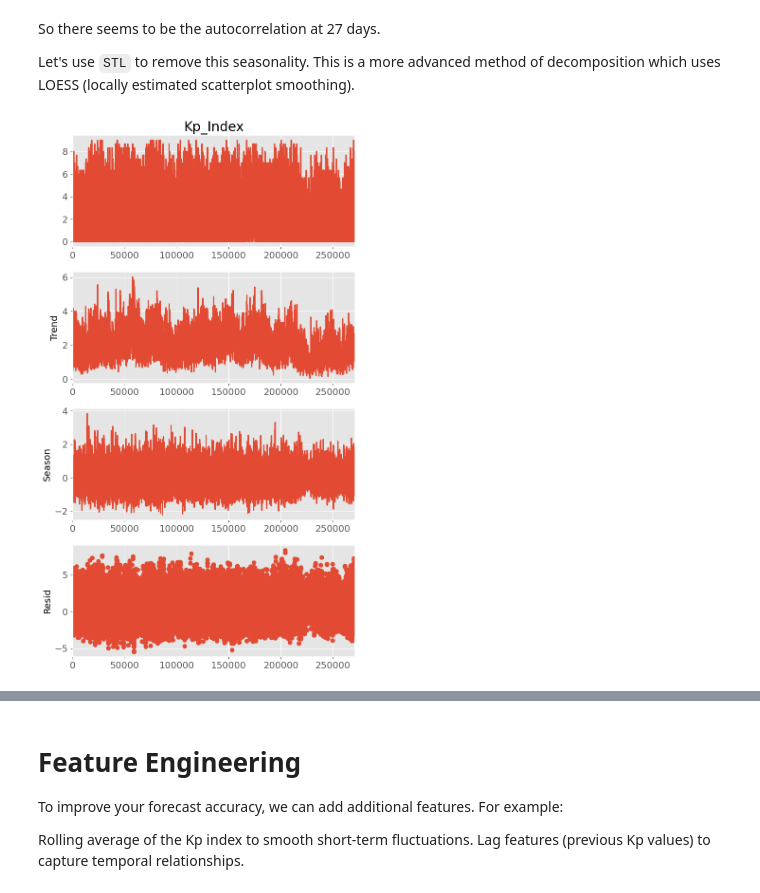
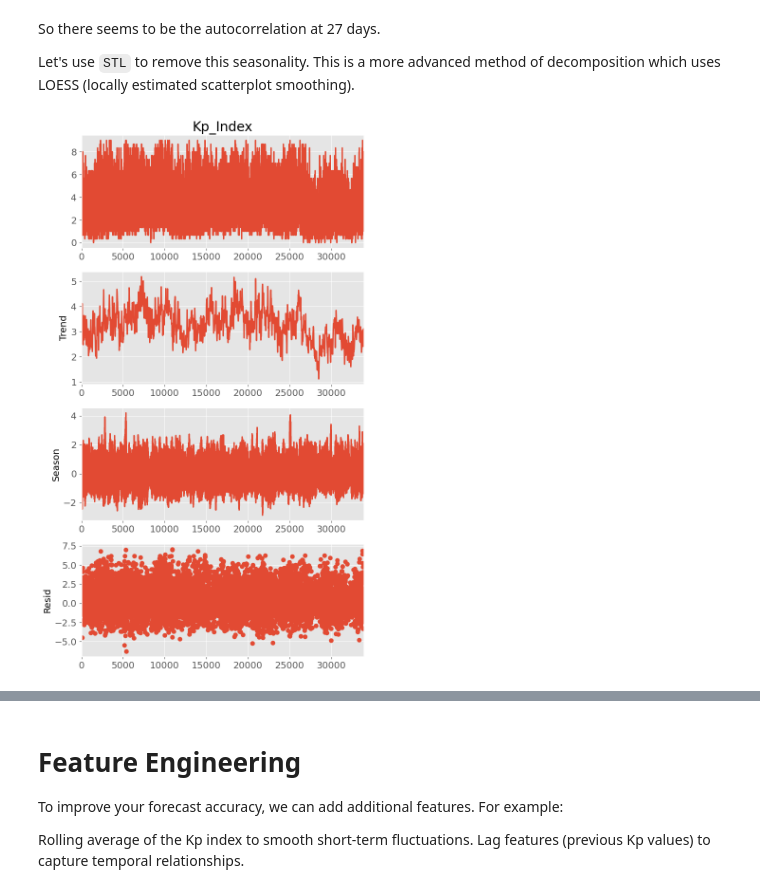
Before and after one commit to hcwang24/Aurora_Watch, a Jupyter notebook: aurora.ipynb, the cells around one changed output, grey strips where cells are left out. Saved outputs shown, nothing was run; the diff lists cells and outputs as text; code cells hidden in the pictures.

```diff
--- a/aurora.ipynb
+++ b/aurora.ipynb
@@ -225,0 +289,3 @@ Looks like the polynomial fit of order 0 had the better looking detrended data.
+# %%
+daily_mean_df["seasonal"] = daily_mean_df['Datetime'].dt.month.map(lambda x: seasonal.to_dict()[x])
+daily_mean_df.head()
@@ -225,0 +299,10 @@ Looks like the polynomial fit of order 0 had the better looking detrended data.
+# %%
+# Estimating the remainder
+daily_mean_df["remainder"] = daily_mean_df["Kp_Index"] - daily_mean_df["Poly. fit (order 0)"] - daily_mean_df["seasonal"]
+
+fig, axes = plt.subplots(nrows=4, ncols=1, figsize=(7, 12))
+daily_mean_df["Kp_Index"].plot.line(ylabel="Kp Index", title="Original", xlabel="", ax=axes[0])
+daily_mean_df["Poly. fit (order 0)"].plot.line(ylabel="Kp Index", title="Trend-cycle", xlabel="", ax=axes[1])
+daily_mean_df["seasonal"].plot.line(ylabel="Kp Index", title="Seasonal", xlabel="", ax=axes[2])
+daily_mean_df["remainder"].plot.line(ylabel="Kp Index", title="Remainder", ax=axes[3], marker="o", linestyle="")
+plt.tight_layout();
@@ -282,0 +372,10 @@ plt.show()
+# %%
+# Create a 27-day period identifier based on the day of the dataset
+daily_mean_df['27_Day_Group'] = daily_mean_df.index % 27  # Grouping every 27 days
+
+# Calculate the mean for each 27-day group across all years
+seasonal = daily_mean_df.groupby('27_Day_Group')['Kp_Index'].mean()
+
+# Plot the seasonal pattern
+ax = seasonal.plot.line(xlabel="27-Day Period", ylabel="Kp Index",
+                        title="27-Day Seasonal Kp Index", marker="o")
@@ -282,0 +386,13 @@ plt.show()
+# %%
+# Extract the year from 'Datetime'
+daily_mean_df['Year'] = daily_mean_df['Datetime'].dt.year
+
+# Create an 11-year period identifier based on the year. As the first conventionally stated solar cycle began in 1755. We subtract 1755 from each year to indicate which year is it at during a cycle.
+daily_mean_df['11_Year_Group'] = (daily_mean_df['Year'] - 1755) % 11
+
+# Calculate the mean for each 11-year group across all years
+seasonal = daily_mean_df.groupby('11_Year_Group')['Kp_Index'].mean()
+
+# Plot the seasonal pattern
+ax = seasonal.plot.line(xlabel="11-Year Period", ylabel="Kp Index",
+                        title="11-Year Seasonal Kp Index", marker="o")
@@ -286,12 +404,12 @@ So there seems to be the autocorrelation at 27 days.
 Let's use `STL` to remove this seasonality. This is a more advanced method of decomposition which uses LOESS (locally estimated scatterplot smoothing).
 # %%
 from statsmodels.tsa.seasonal import STL
-model = STL(kpindex_df["Kp_Index"], period=27, trend=55, robust=True).fit()
+model = STL(daily_mean_df["Kp_Index"], period=27, trend=55, robust=True).fit()
 with mpl.rc_context():
     mpl.rc("figure", figsize=(7, 12))
     model.plot()
 # %% [output]
-[figure, old version]
+[figure, new version]
 # %%
 fig = plot_acf(model.resid, lags=100)
 plt.ylabel("ACF")
```
Also changed, not shown: parts of 25 cells of this notebook.
